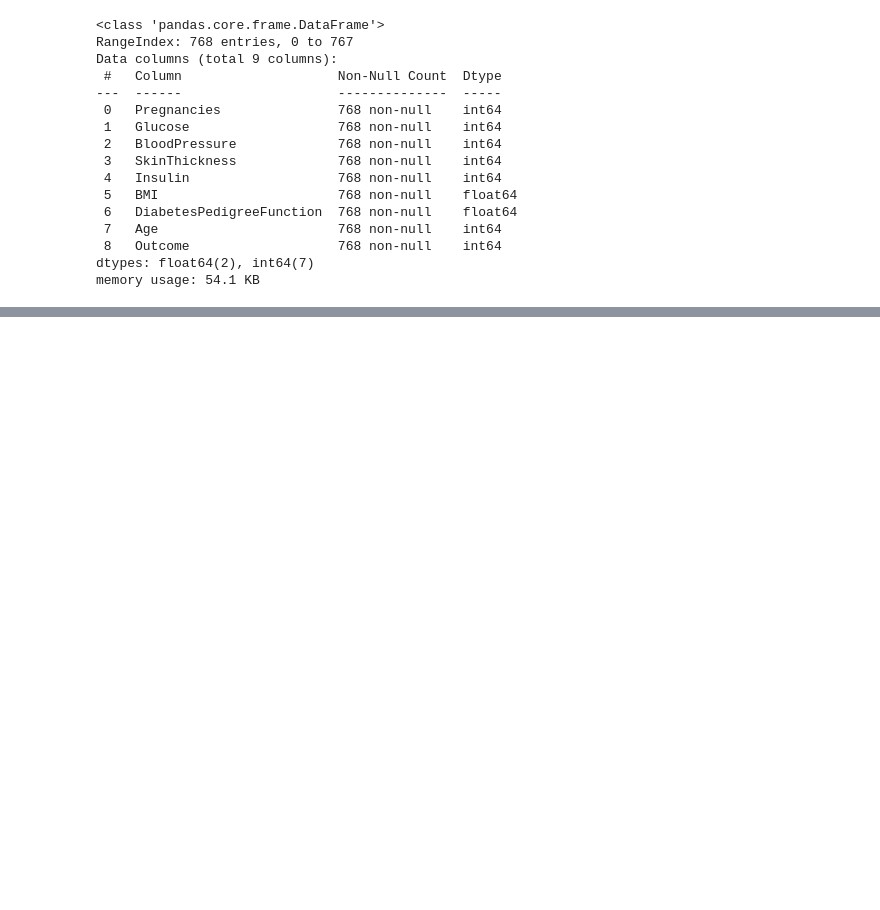
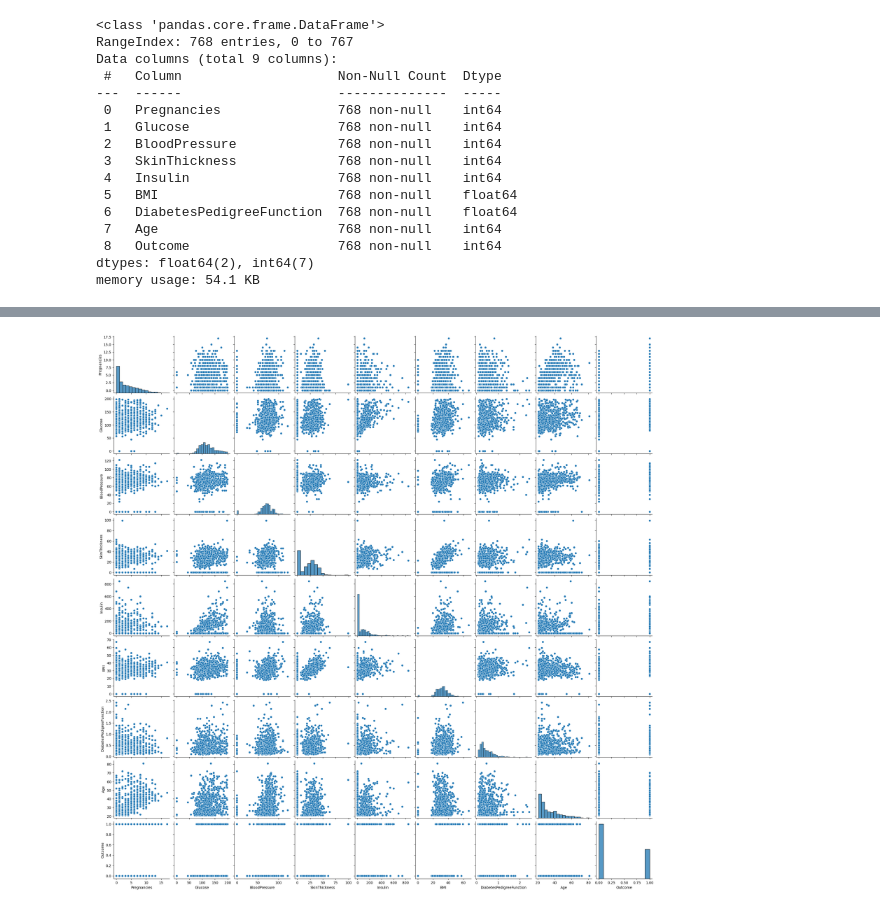
Before and after one commit to 4GeeksAcademy/maldo1904_boosting, a Jupyter notebook: src/explore.ipynb, the cells around one changed output, grey strips where cells are left out. Drawn from its saved outputs; the diff is of its cells as text; code cells hidden in the pictures; blank space fills up the shorter version.

```diff
--- a/src/explore.ipynb
+++ b/src/explore.ipynb
@@ -48,0 +122,5 @@ memory usage: 54.1 KB
+# %%
+sns.pairplot(data=df)
+plt.show()
+# %% [output]
+[figure, added]
```
Also changed, not shown: parts of 16 cells of this notebook.
